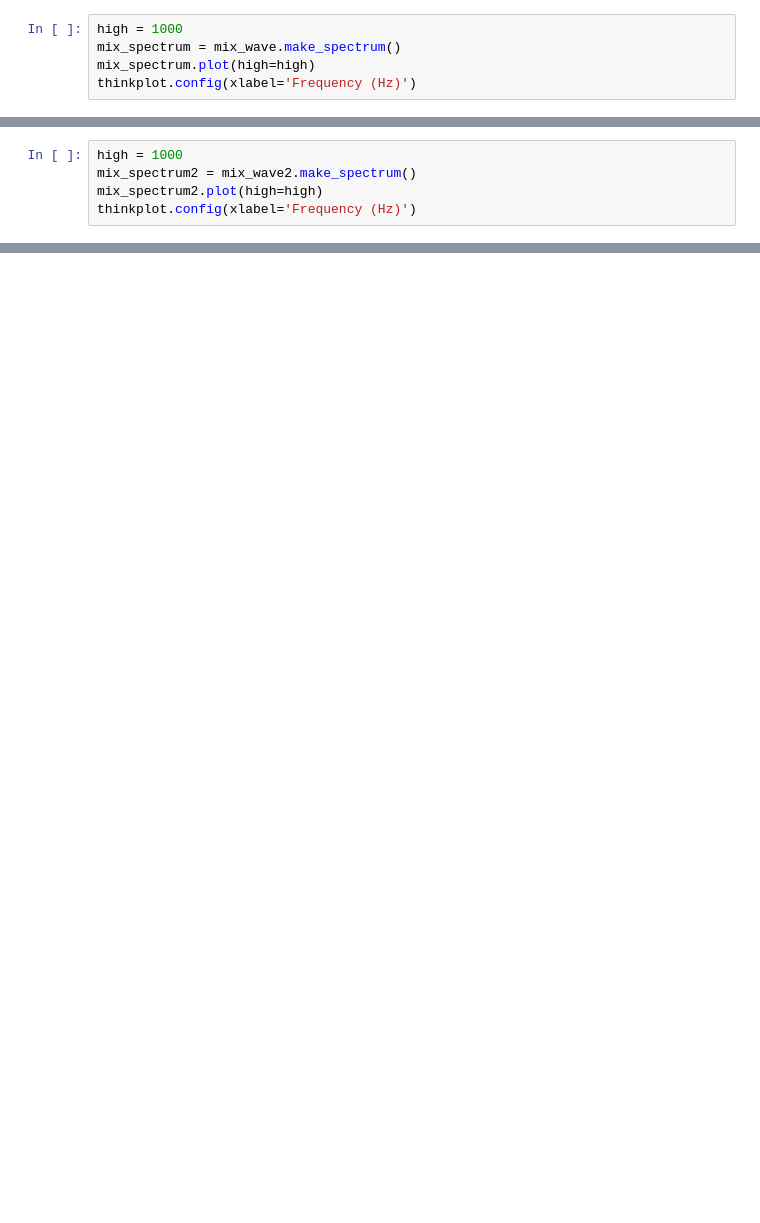
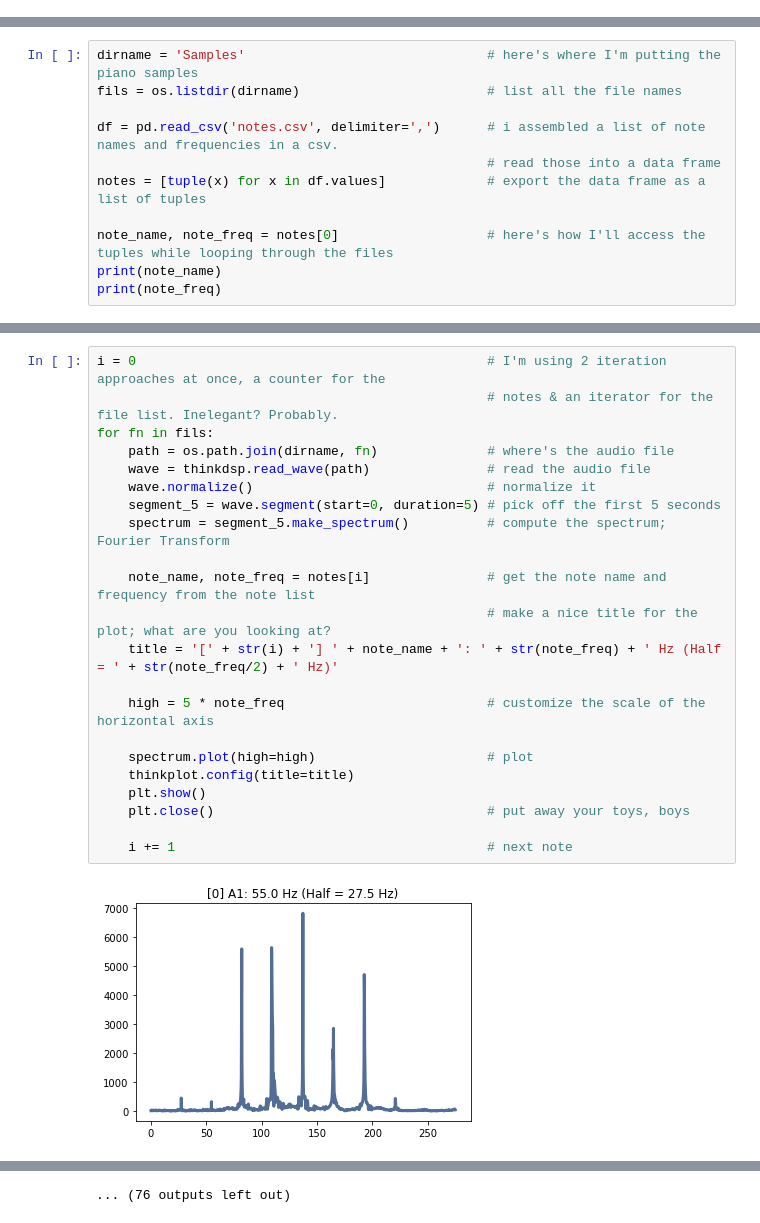
Before and after one commit to pnojai/PianoExperiments, a Jupyter notebook: SpectrumSurvey.ipynb, the cells around one changed output, grey strips where cells are left out. Cells and saved outputs as stored; diff of their text form; blank space fills up the shorter version.

```diff
--- a/SpectrumSurvey.ipynb
+++ b/SpectrumSurvey.ipynb
@@ -246,5 +49,0 @@ Compare the spectrum of the synthesized wave. Hmmm. My recipe isn't quite right.
-# %%
-high = 1000
-mix_spectrum = mix_wave.make_spectrum()
-mix_spectrum.plot(high=high)
-thinkplot.config(xlabel='Frequency (Hz)')
@@ -356,5 +49,0 @@ spectrum.plot(high=1000)
-# %%
-high = 1000
-mix_spectrum2 = mix_wave2.make_spectrum()
-mix_spectrum2.plot(high=high)
-thinkplot.config(xlabel='Frequency (Hz)')
@@ -414,0 +114,11 @@ Mixing up my own custom blend of sinusoids demonstrated the effectiveness of spe
+# %%
+dirname = 'Samples'                               # here's where I'm putting the piano samples
+fils = os.listdir(dirname)                        # list all the file names
+
+df = pd.read_csv('notes.csv', delimiter=',')      # i assembled a list of note names and frequencies in a csv.
+                                                  # read those into a data frame
+notes = [tuple(x) for x in df.values]             # export the data frame as a list of tuples
+
+note_name, note_freq = notes[0]                   # here's how I'll access the tuples while looping through the files
+print(note_name)
+print(note_freq)
@@ -414,0 +134,24 @@ Mixing up my own custom blend of sinusoids demonstrated the effectiveness of spe
+# %%
+i = 0                                             # I'm using 2 iteration approaches at once, a counter for the
+                                                  # notes & an iterator for the file list. Inelegant? Probably.
+for fn in fils:
+    path = os.path.join(dirname, fn)              # where's the audio file
+    wave = thinkdsp.read_wave(path)               # read the audio file
+    wave.normalize()                              # normalize it
+    segment_5 = wave.segment(start=0, duration=5) # pick off the first 5 seconds
+    spectrum = segment_5.make_spectrum()          # compute the spectrum; Fourier Transform
+
+    note_name, note_freq = notes[i]               # get the note name and frequency from the note list
+                                                  # make a nice title for the plot; what are you looking at?
+    title = '[' + str(i) + '] ' + note_name + ': ' + str(note_freq) + ' Hz (Half = ' + str(note_freq/2) + ' Hz)'
+
+    high = 5 * note_freq                          # customize the scale of the horizontal axis
+
+    spectrum.plot(high=high)                      # plot
+    thinkplot.config(title=title)
+    plt.show()
+    plt.close()                                   # put away your toys, boys
+
+    i += 1                                        # next note
+# %% [output]
+[figure, added]
@@ -414,0 +169 @@ Mixing up my own custom blend of sinusoids demonstrated the effectiveness of spe
+... (76 outputs left out)
```
Also changed, not shown: parts of 70 cells of this notebook, 3 other files.
